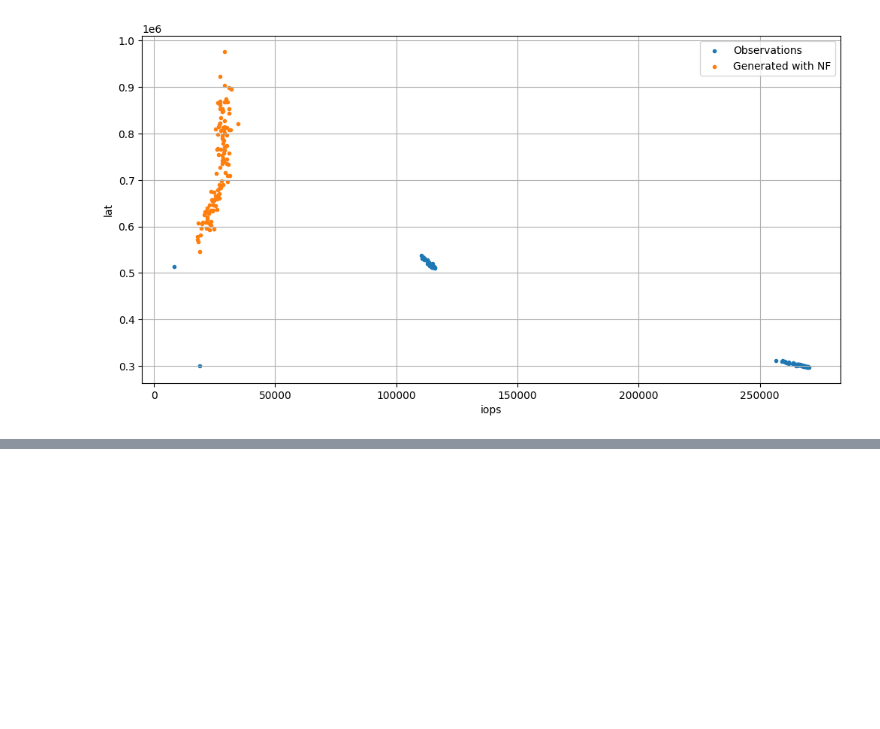
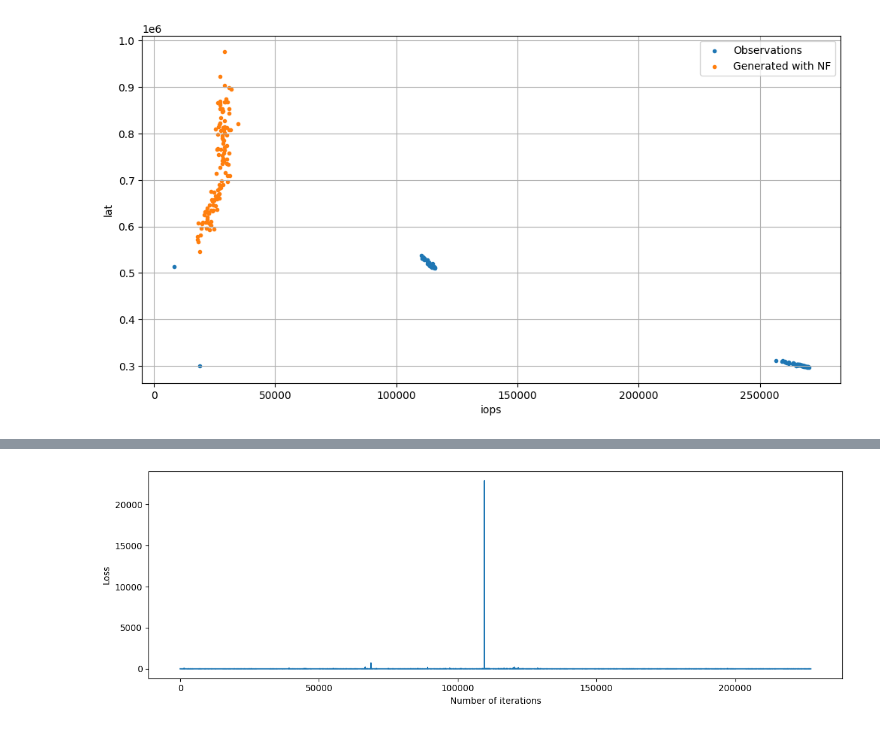
Before and after one commit to juliajones17/reliable_modeling, a Jupyter notebook: notebooks/proj.ipynb, the cells around one changed output, grey strips where cells are left out. Drawn from its saved outputs; the diff is of its cells as text; code cells hidden in the pictures; blank space fills up the shorter version.

Commit message:
version 3
add more diff models, training on diff samples

```diff
--- a/notebooks/proj.ipynb
+++ b/notebooks/proj.ipynb
@@ -341,0 +352,21 @@ plt.show()
+# %%
+stscaler = StandardScaler()
+# %%
+X_tr_ss = stscaler.fit_transform(train[['block_size', 'n_jobs', 'iodepth', 'read_fraction', 'io_type_num', 'n_disks']].values)
+X_test_ss = stscaler.transform(test[['block_size', 'n_jobs', 'iodepth', 'read_fraction', 'io_type_num', 'n_disks']].values)
+# %%
+from probaforms.models import RealNVP
+
+# model
+model = RealNVP(lr=0.02, n_epochs=150)
+# %%
+model.fit(y_tr_ss, X_tr_ss) # (target, condition)
+# %%
+plt.figure(figsize=(12,4))
+plt.plot(model.loss_history)
+plt.xlabel('Number of iterations')
+plt.ylabel('Loss')
+plt.tight_layout()
+plt.show()
+# %% [output]
+[figure, added]
```
Also changed, not shown: parts of 265 cells of this notebook.
